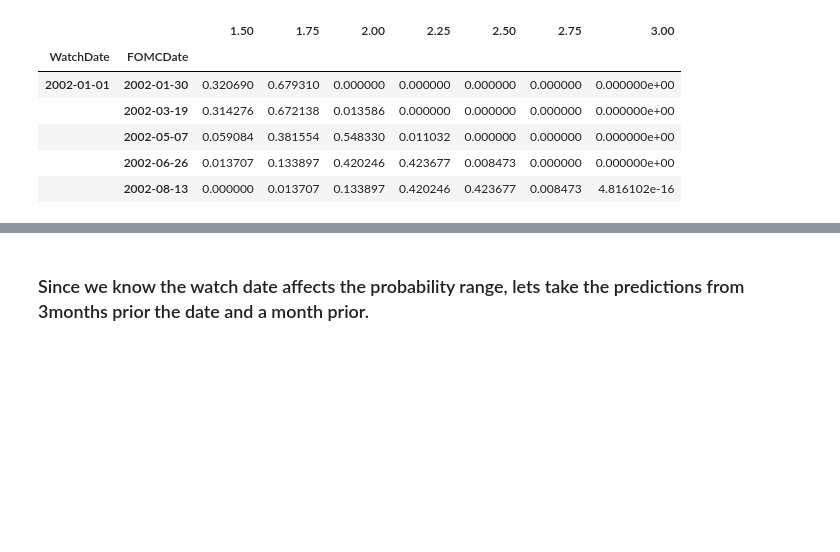
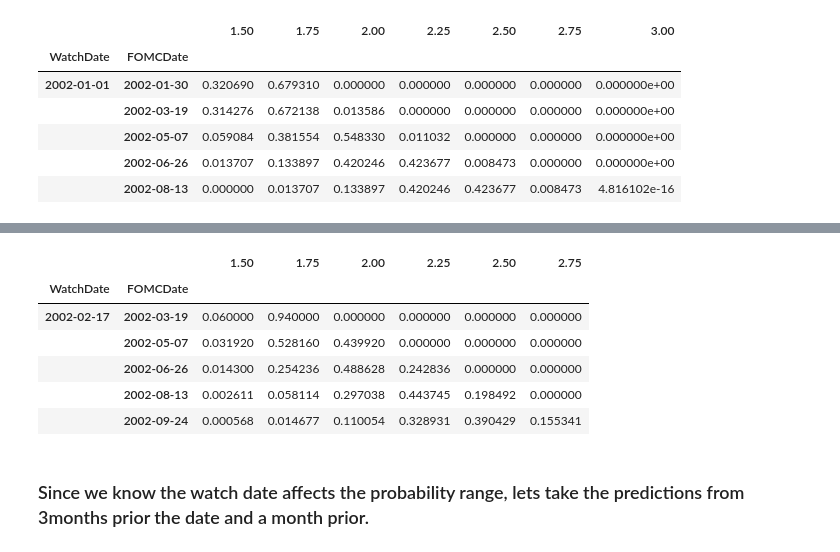
Before and after one commit to baksben/pyfedwatch, a Jupyter notebook: notebooks/Ben's_copy.ipynb, the cells around one changed output, grey strips where cells are left out. Saved outputs shown, nothing was run; the diff lists cells and outputs as text; code cells hidden in the pictures; blank space fills up the shorter version.

```diff
--- a/notebooks/Ben's_copy.ipynb
+++ b/notebooks/Ben's_copy.ipynb
@@ -330,3 +331,19 @@ t1
+# %%
+fedwatch2 = fw.fedwatch.FedWatch(watch_date = '2002-02-01',
+                                fomc_dates = fomc_dates_2,
+                                num_upcoming = 5,
+                                user_func = read_price_history,
+                                path = r'C:\Users\Asus\Documents\GitHub\pyfedwatch\data\contracts')
+t2 = fedwatch2.generate_hike_info(rate_cols=True)
+t2
+# %% [output]
+|  |  | 1.50 | 1.75 | 2.00 | 2.25 | 2.50 | 2.75 |
+| WatchDate | FOMCDate |  |  |  |  |  |  |
+| 2002-02-17 | 2002-03-19 | 0.060000 | 0.940000 | 0.000000 | 0.000000 | 0.000000 | 0.000000 |
+|  | 2002-05-07 | 0.031920 | 0.528160 | 0.439920 | 0.000000 | 0.000000 | 0.000000 |
+|  | 2002-06-26 | 0.014300 | 0.254236 | 0.488628 | 0.242836 | 0.000000 | 0.000000 |
+|  | 2002-08-13 | 0.002611 | 0.058114 | 0.297038 | 0.443745 | 0.198492 | 0.000000 |
+|  | 2002-09-24 | 0.000568 | 0.014677 | 0.110054 | 0.328931 | 0.390429 | 0.155341 |
 # %% [markdown]
 ### Since we know the watch date affects the probability range, lets take the predictions from 3months prior the date and a month prior.
 # %% [markdown]
```
Also changed, not shown: parts of 7 cells of this notebook, 2 other files.
